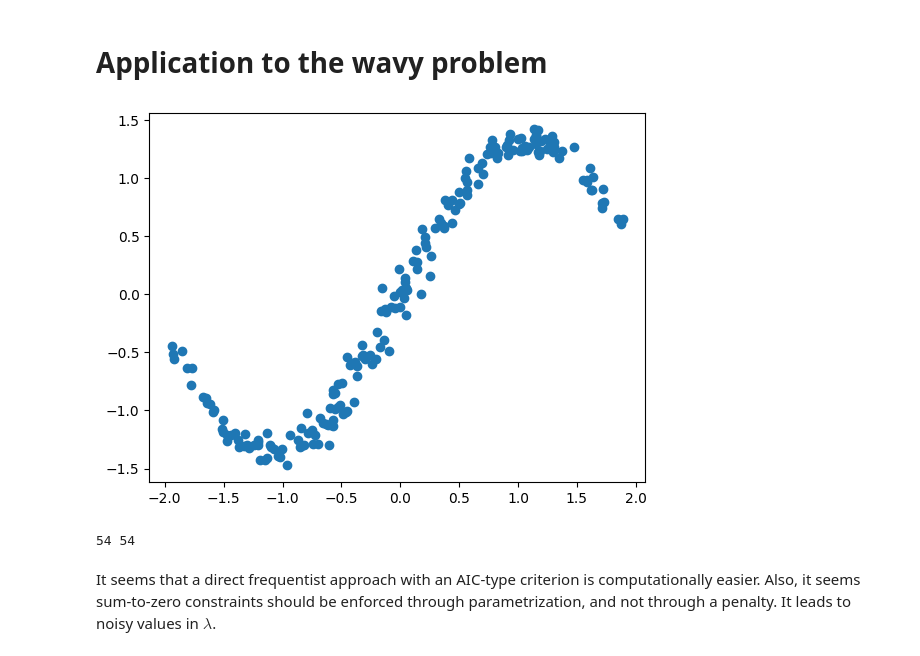
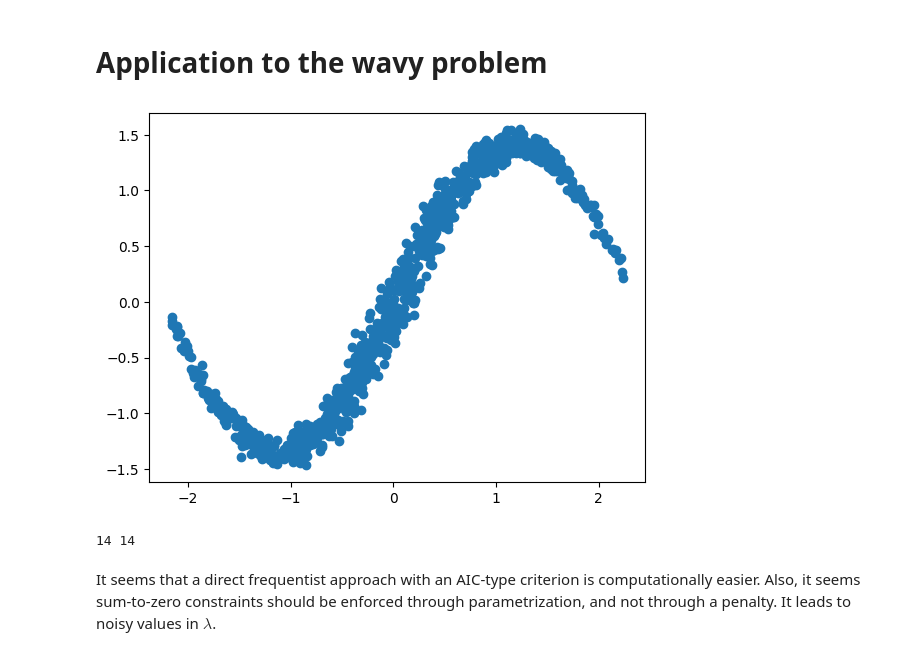
Before and after one commit to equinor/graphite-maps, a Jupyter notebook: docs/source/bayes-empirical-smoothing-autodiff.ipynb, the cells around one changed output. Drawn from its saved outputs; the diff is of its cells as text; code cells hidden in the pictures.

```diff
--- a/docs/source/bayes-empirical-smoothing-autodiff.ipynb
+++ b/docs/source/bayes-empirical-smoothing-autodiff.ipynb
@@ -476,35 +477,35 @@ def sample_wavy_distribution(size):
         b       = 2,
         size    = size)*2*np.pi-1*np.pi
 
     # Plot the rotation samples on a straight spiral
     X       = np.column_stack((
         seeds[:,np.newaxis],
         np.sin(seeds)[:,np.newaxis]))#*((1+seeds+np.pi)/(3*np.pi)*5)[:,np.newaxis]
 
     # X   += (scipy.stats.norm.rvs(size=size)*scipy.stats.norm.pdf(seeds))[:,np.newaxis]
 
     # Offset each sample along the spiral's normal vector by scaled Gaussian
     # noise
     # Normal is (-dy,dx)
     # (dx,dy) of sin curve is (1,np.cos(seeds))
     X   += np.column_stack([
         -np.cos(seeds)/np.sqrt(np.cos(seeds)**2 + 1),
         np.sqrt(np.cos(seeds)**2 + 1)])*(scipy.stats.norm.rvs(scale=0.3,size=size)*scipy.stats.norm.pdf(seeds,scale=2))[:,np.newaxis]
     X[:,0] /= 1.5
     X[:,1] *= 1.5
     return X
 
 p=2
-n = 200
+n = 1000
 X = sample_wavy_distribution(n)
 
 # Standardize the data
 scaler_X = StandardScaler()
 X_scaled = scaler_X.fit_transform(X)
 plt.scatter(X_scaled[:,0],X_scaled[:,1])
 plt.show()
 # %% [output]
-[figure, old version]
+[figure, new version]
 # %%
 # Define B-spline basis functions with knots at quantiles
 def create_bspline_basis(x, k=10, degree=3):
@@ -514,7 +515,7 @@ def create_bspline_basis(x, k=10, degree=3):
     return BSpline(knots, np.eye(len(knots) - degree - 1), degree)
 
 degree = 3
-k = 50#int(np.ceil(n**(1./5)))
+k = int(np.ceil(n**(1./3)))
 Bx = [create_bspline_basis(X_scaled[:,j], k=k, degree=degree) for j in range(p)]
 X_basis = [Bx[j](X_scaled[:,j]) for j in range(p)]
 X_expanded = np.hstack(X_basis)
@@ -522,7 +523,7 @@ nbasis = X_basis[0].shape[1]
 nbasis_mono = X_basis[p - 1].shape[1]
 print(nbasis, nbasis_mono)
 # %% [output]
-54 54
+14 14
 # %% [markdown]
 It seems that a direct frequentist approach with an AIC-type criterion is computationally easier.
 Also, it seems sum-to-zero constraints should be enforced through parametrization, and not through a penalty. It leads to noisy values in $\lambda$.
```
Also changed, not shown: parts of 9 cells of this notebook.
